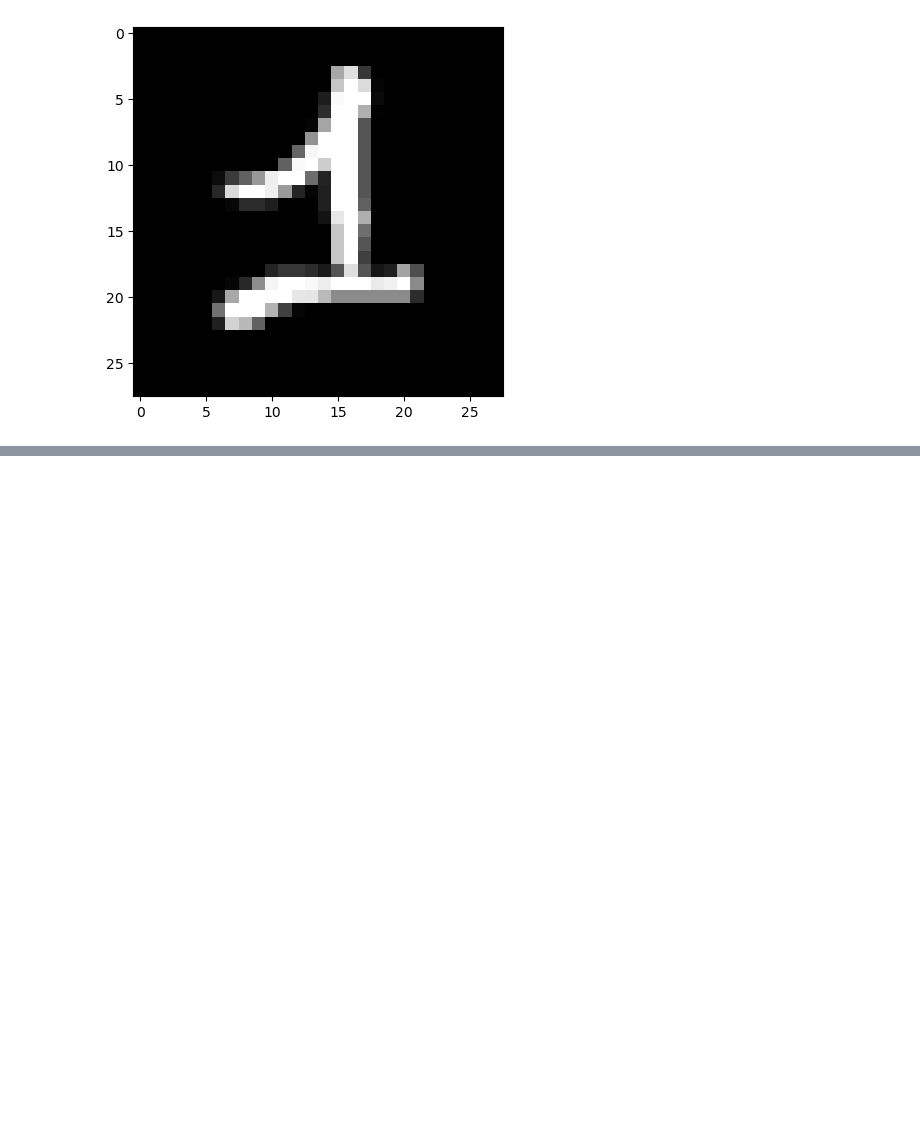
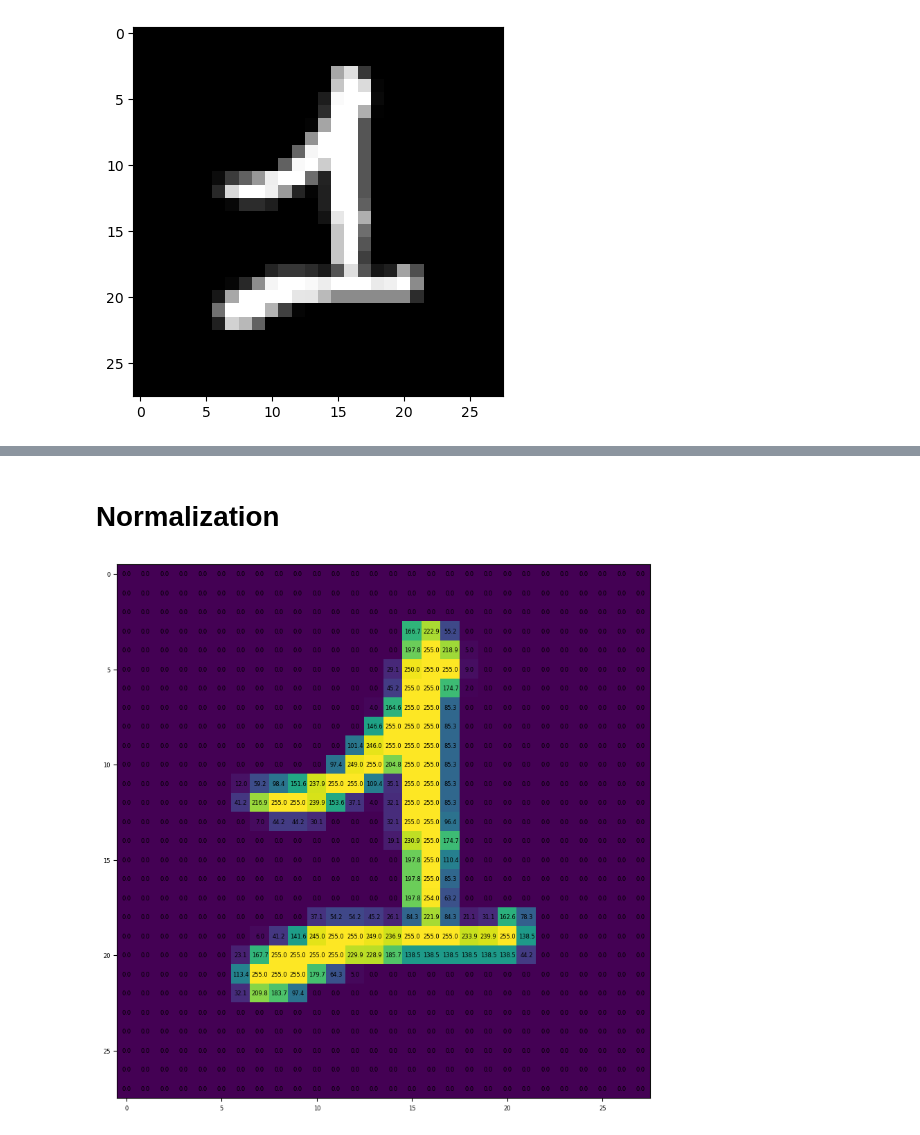
Before and after one commit to nepalsandesh/Digit_Predictor_GUI, a Jupyter notebook: my_notebook.ipynb, the cells around one changed output, grey strips where cells are left out. Drawn from its saved outputs; the diff is of its cells as text; code cells hidden in the pictures; blank space fills up the shorter version.

Commit message:
Normalization Practice

```diff
--- a/my_notebook.ipynb
+++ b/my_notebook.ipynb
@@ -25,0 +28,19 @@ plt.show()
+# %% [markdown]
+# Normalization
+# %%
+X = arr.copy()
+X_normalized = (X - X.min()) / (X.max() - X.min()) * 255
+
+plt.figure(figsize=(10,10))
+plt.rc('font', size=6)
+
+plt.imshow(X_normalized)
+
+for i in range(0, X_normalized.shape[0]):
+    for j in range(0, X_normalized.shape[1]):
+        plt.text(j, i, float(X_normalized[i,j].round(1)), \
+                 horizontalalignment="center", verticalalignment="center")
+
+plt.show()
+# %% [output]
+[figure, added]
```
Also changed, not shown: parts of 1 cell of this notebook.
